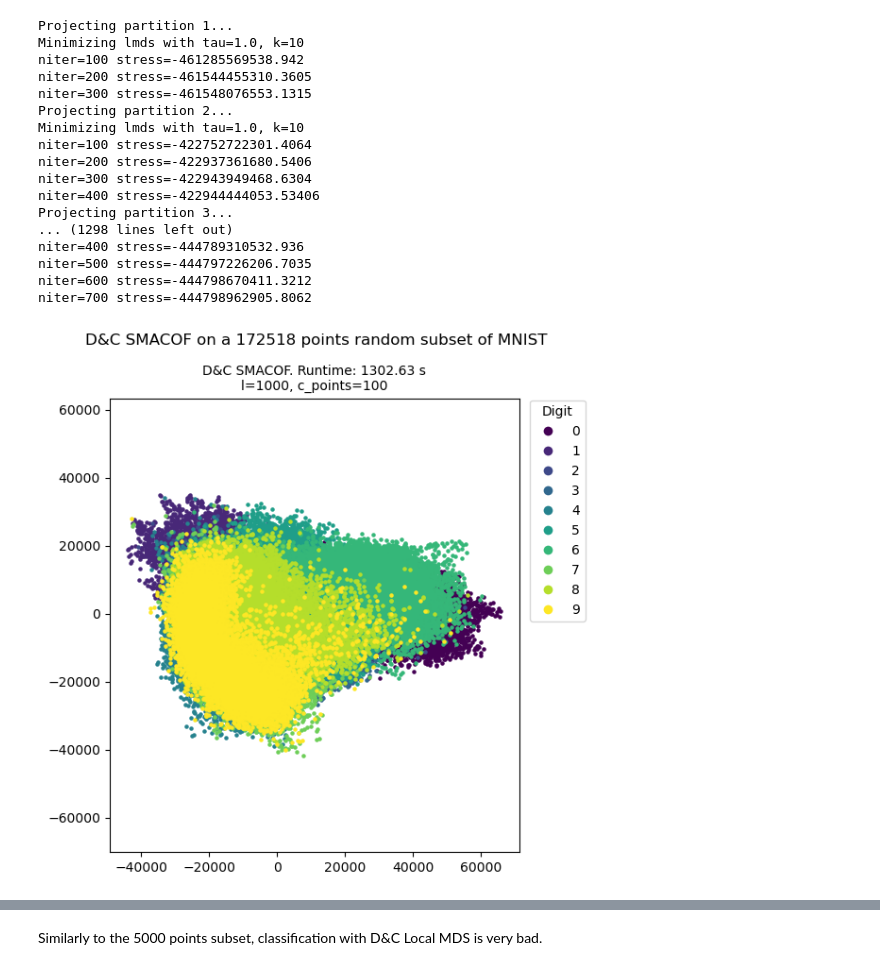
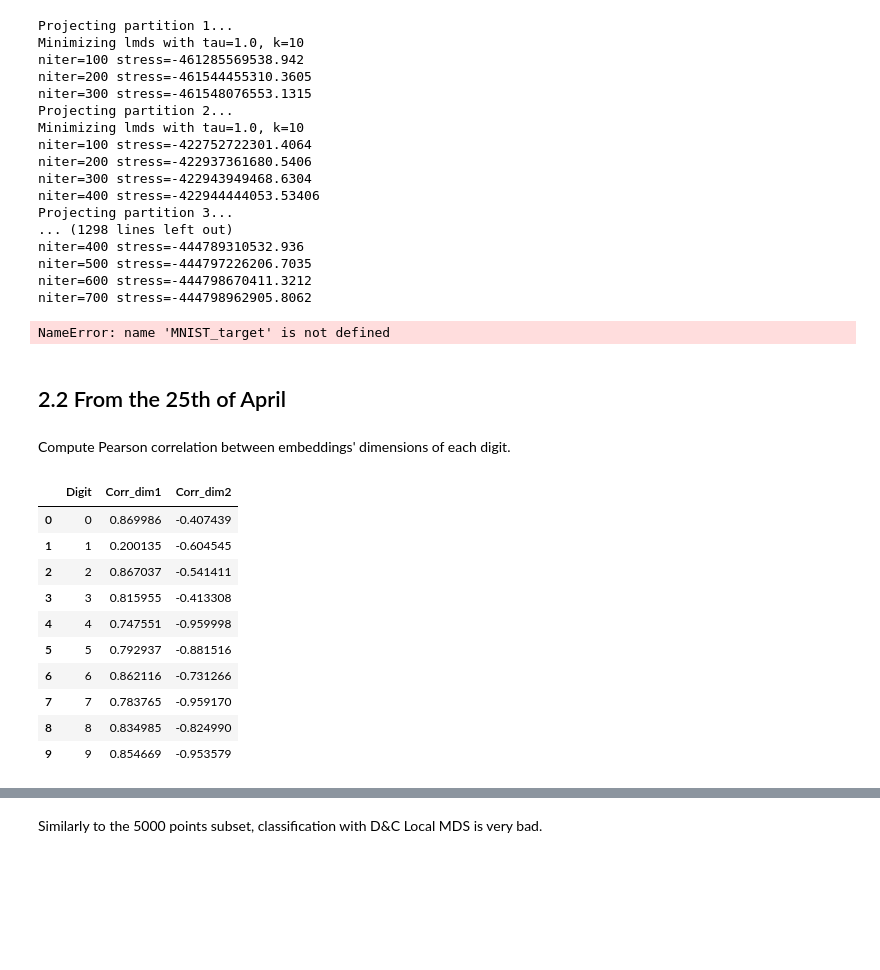
Before and after one commit to airdac/TFM_Adria, a Jupyter notebook: code/d_and_c/LMDS/LMDS_examples.ipynb, the cells around one changed output, grey strips where cells are left out. Saved outputs shown, nothing was run; the diff lists cells and outputs as text; code cells hidden in the pictures; blank space fills up the shorter version.

```diff
--- a/code/d_and_c/LMDS/LMDS_examples.ipynb
+++ b/code/d_and_c/LMDS/LMDS_examples.ipynb
@@ -578,14 +581,62 @@ for i, digit in enumerate(digits):
                 label=int(digit),
                 s=5)
 ax1.set_title(
-    f'D&C SMACOF. Runtime: {time_MNIST_dc_full1:.2f} s\nl={l}, c_points={c_points}', fontsize=10)
+    f'D&C Local MDS. Runtime: {time_MNIST_dc_full1:.2f} s\nl={l}, c_points={c_points}', fontsize=10)
 ax1.axis('equal')
 ax1.legend(handles=legend_handles, title="Digit",
            bbox_to_anchor=(1.01, 1.01), loc='upper left')
 
 fig.suptitle(
-    f'D&C SMACOF on a {MNIST_target1.shape[0]} points random subset of MNIST')
+    f'D&C Local MDS on a {MNIST_target1.shape[0]} points random subset of MNIST')
 plt.tight_layout()
 plt.show()
 # %% [output]
-[figure, removed]
+NameError: name 'MNIST_target' is not defined
+# %% [markdown]
+## 2.2 From the 25th of April
+# %%
+# Load data and embeddings
+with open(os.path.join(project_root, 'd_and_c', 'MNIST_5000.pkl'), "rb") as f:
+    bare_data = pickle.load(f)
+    sampled_pixels1 = bare_data["pixels"]
+    sampled_target1 = bare_data["target"]
+
+with open(os.path.join(pickle_path, "MNIST_5000_LMDS.pkl"), "rb") as f:
+    bare_data = pickle.load(f)
+    MNIST_bare1 = bare_data["embedding"]
+    time_MNIST_bare1 = bare_data["runtime"]
+
+with open(os.path.join(pickle_path, "MNIST_5000_DC_LMDS.pkl"), "rb") as f:
+    dc_data = pickle.load(f)
+    MNIST_dc1 = dc_data["embedding"]
+    time_MNIST_dc1 = dc_data["runtime"]
+# %% [markdown]
+Compute Pearson correlation between embeddings' dimensions of each digit.
+# %%
+digits = np.unique(sampled_target1)
+correlations = {"Digit": [], "Corr_dim1": [], "Corr_dim2": []}
+
+for digit in digits:
+    mask = sampled_target1 == digit
+    bare = MNIST_bare1[mask]
+    dc = MNIST_dc1[mask]
+    corr_dim0 = pearsonr(bare[:, 0], dc[:, 0])[0]
+    corr_dim1 = pearsonr(bare[:, 1], dc[:, 1])[0]
+    correlations["Digit"].append(int(digit))
+    correlations["Corr_dim1"].append(corr_dim0)
+    correlations["Corr_dim2"].append(corr_dim1)
+
+df_corr = pd.DataFrame(correlations)
+display(df_corr)
+# %% [output]
+|  | Digit | Corr_dim1 | Corr_dim2 |
+| 0 | 0 | 0.869986 | -0.407439 |
+| 1 | 1 | 0.200135 | -0.604545 |
+| 2 | 2 | 0.867037 | -0.541411 |
+| 3 | 3 | 0.815955 | -0.413308 |
+| 4 | 4 | 0.747551 | -0.959998 |
+| 5 | 5 | 0.792937 | -0.881516 |
+| 6 | 6 | 0.862116 | -0.731266 |
+| 7 | 7 | 0.783765 | -0.959170 |
+| 8 | 8 | 0.834985 | -0.824990 |
+| 9 | 9 | 0.854669 | -0.953579 |
```
Also changed, not shown: parts of 10 cells of this notebook, 3 other files.
